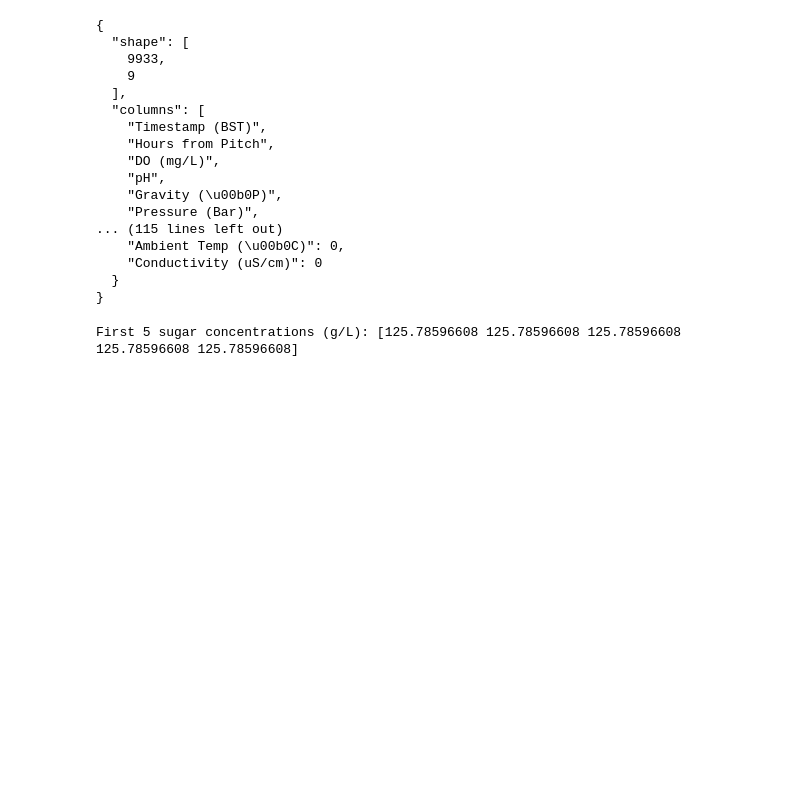
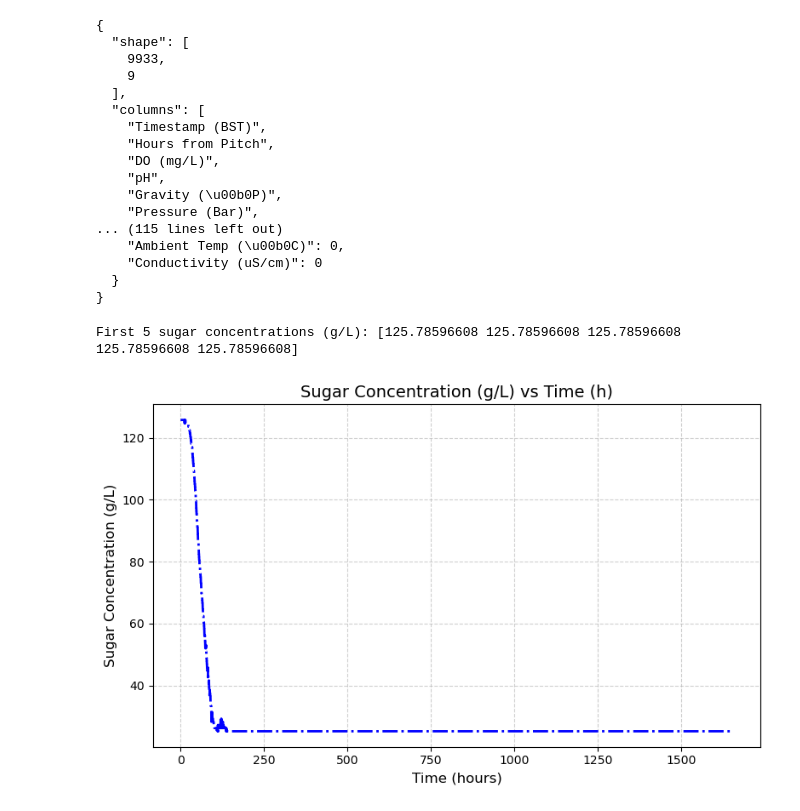
Before and after one commit to EmmanuelLwele/Physics-Informed-Beer-Fermentation-Modelling, a Jupyter notebook: Physics_Informed_Beer_Fermentation_Modelling.ipynb, the cells around one changed output. Saved outputs shown, nothing was run; the diff lists cells and outputs as text; code cells hidden in the pictures; blank space fills up the shorter version.

Commit message:
"Added code for scaling time and temperature data, plotting sugar concentration over time, and converting data into PyTorch tensors for PINN training."

```diff
--- a/Physics_Informed_Beer_Fermentation_Modelling.ipynb
+++ b/Physics_Informed_Beer_Fermentation_Modelling.ipynb
@@ -190,3 +203,16 @@ Cs_data = plato_to_concentration(plato)
 print("First 5 sugar concentrations (g/L):", Cs_data[:5])
 # %% [output]
 First 5 sugar concentrations (g/L): [125.78596608 125.78596608 125.78596608 125.78596608 125.78596608]
+# %%
+# Plot Sugar Concentration Over Time
+plt.figure(figsize=(8, 5))
+plt.plot(t_data, Cs_data, linewidth=2, color="blue", linestyle="-.")
+
+plt.xlabel("Time (hours)", fontsize=12)
+plt.ylabel("Sugar Concentration (g/L)", fontsize=12)
+plt.title("Sugar Concentration (g/L) vs Time (h)", fontsize=14)
+plt.grid(True, linestyle='--', alpha=0.6)
+plt.tight_layout()
+plt.show()
+# %% [output]
+[figure, added]
```
Also changed, not shown: parts of 3 cells of this notebook.
